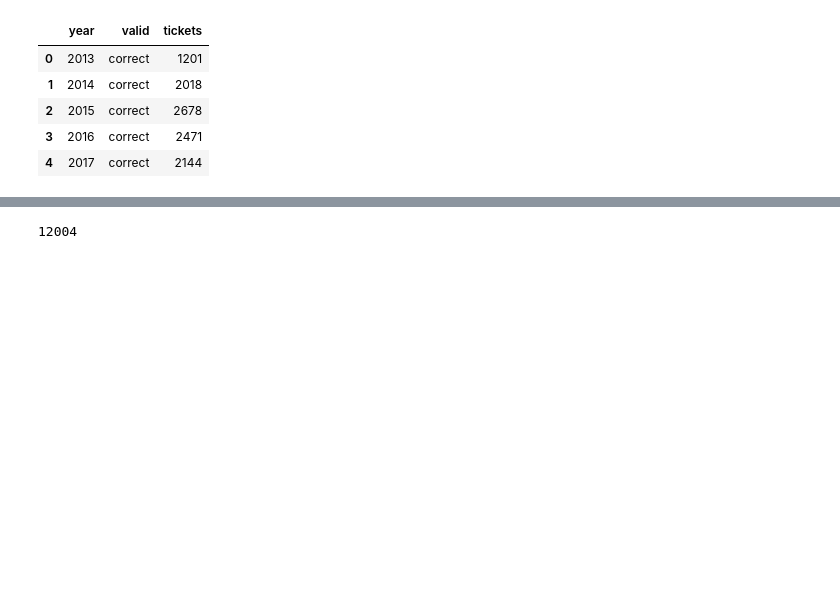
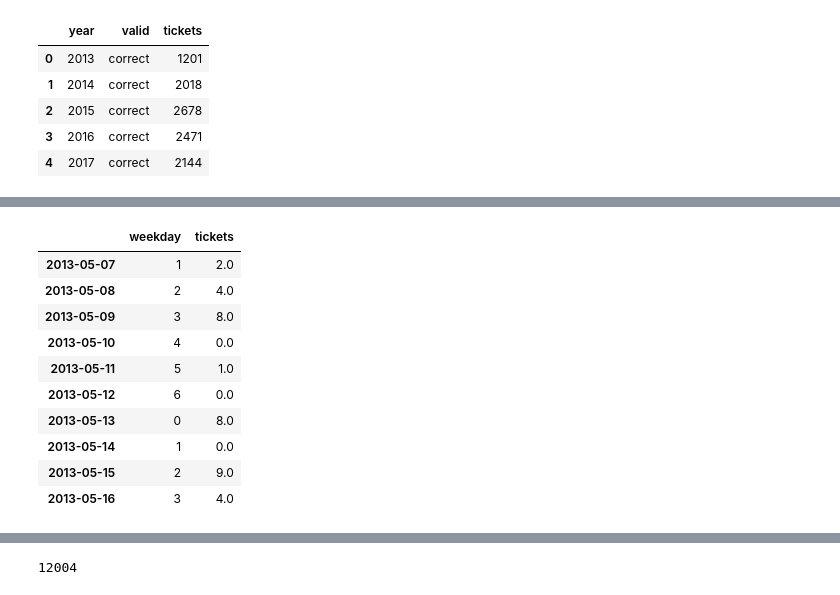
Before and after one commit to BookOps-CAT/tickets-analysis, a Jupyter notebook: notebooks/isolate.ipynb, the cells around one changed output, grey strips where cells are left out. Drawn from its saved outputs; the diff is of its cells as text; code cells hidden in the pictures; blank space fills up the shorter version.

```diff
--- a/notebooks/isolate.ipynb
+++ b/notebooks/isolate.ipynb
@@ -225,0 +247,4 @@ vcdf_out.to_csv('../data-display/cat-tickets-misassigned.csv', index=False)
+# %%
+gdcdf = dcdf.groupby('created_date')
+# %%
+tickets_by_date = pd.DataFrame(gdcdf.size(), columns=['tickets'])
@@ -225,0 +261,18 @@ vcdf_out.to_csv('../data-display/cat-tickets-misassigned.csv', index=False)
+# %%
+tickets_by_date_merged = pd.merge(days_df, tickets_by_date, how='left', left_index=True, right_index=True, sort=True)
+# %%
+tickets_by_date_merged['tickets'] = tickets_by_date_merged['tickets'].fillna(0)
+# %%
+tickets_by_date_merged.head(10)
+# %% [output]
+|  | weekday | tickets |
+| 2013-05-07 | 1 | 2.0 |
+| 2013-05-08 | 2 | 4.0 |
+| 2013-05-09 | 3 | 8.0 |
+| 2013-05-10 | 4 | 0.0 |
+| 2013-05-11 | 5 | 1.0 |
+| 2013-05-12 | 6 | 0.0 |
+| 2013-05-13 | 0 | 8.0 |
+| 2013-05-14 | 1 | 0.0 |
+| 2013-05-15 | 2 | 9.0 |
+| 2013-05-16 | 3 | 4.0 |
```
Also changed, not shown: parts of 9 cells of this notebook, 4 other files.
